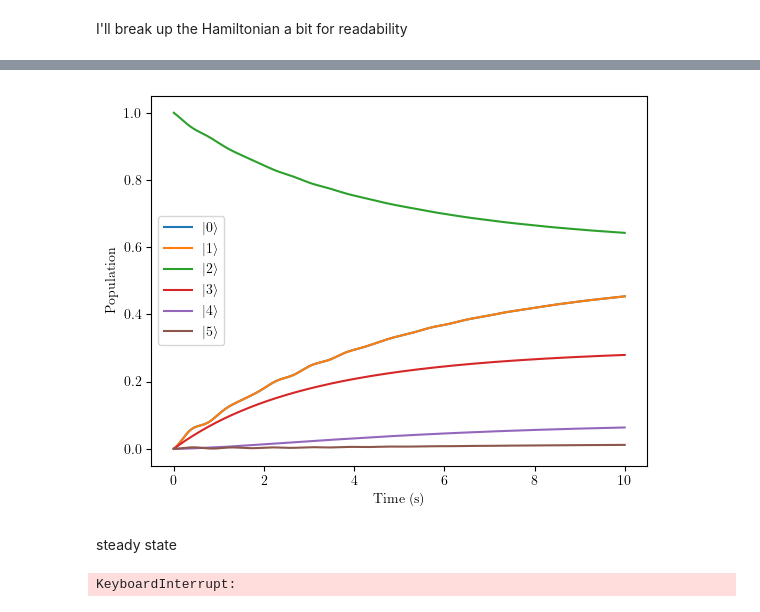
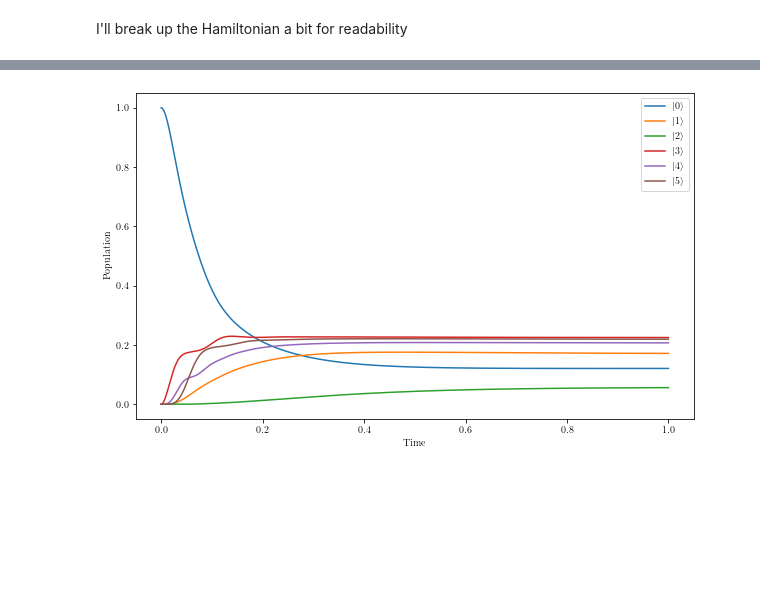
Before and after one commit to ultracolde6/SpinDicke, a Jupyter notebook: Hamiltonians/FullModel.ipynb, the cells around one changed output, grey strips where cells are left out. Saved outputs shown, nothing was run; the diff lists cells and outputs as text; code cells hidden in the pictures; blank space fills up the shorter version.

```diff
--- a/Hamiltonians/FullModel.ipynb
+++ b/Hamiltonians/FullModel.ipynb
@@ -30,3 +24,13 @@ kappa = 0.05     # cavity decay
+# %%
+# params
+g = 2 * np.pi * 3.1 # coupling amplitude
+gamma = 2 * np.pi * 3.0 # atom decay, MHz
+kappa =  2 * np.pi * 0.53 # MHz
+
+# mid circuit measurement paper
+Delta_pa = - 2 * np.pi * 80 # probe atom detuning (MHz), we'll put in magic detuning for now
+Delta_pc = 2 * np.pi * 0 # probe cavity detuning (MHz) (we can be on resonance for this)
+Omega = 2 * np.pi * 13 # probe Rabi frequency (MHz)
 # %%
 # basis states
 basis_states = [qt.basis(6, i) for i in range(6)]
@@ -108,12 +118,5 @@ c_ops = L_i + L_c
 
 # expectation values we want to look at
 e_ops = [
-    a1.dag() * a1,
-    a2.dag() * a2,
-    basis_states[0] * basis_states[0].dag(),
-    basis_states[1] * basis_states[1].dag(),
-    basis_states[2] * basis_states[2].dag(),
-    basis_states[3] * basis_states[3].dag(),
-    basis_states[4] * basis_states[4].dag(),
-    basis_states[5] * basis_states[5].dag(),
-]
+    qt.tensor(basis_states[i] * basis_states[i].dag(), qt.qeye(5), qt.qeye(5)) for i in range(6)] \
+        + [a1.dag() * a1, a2.dag() * a2]
@@ -122,7 +125,7 @@ Look at time dynamics
 # %%
 # Initial state and time evo
 initial_state = qt.tensor(basis_states[0], qt.basis(5, 0), qt.basis(5, 0))
-times = np.linspace(0, 5, 100)
+times = np.linspace(0, 1, 1000)
 print("Beginning time dynamics sim")
 result = qt.mesolve(H, initial_state, times, c_ops, e_ops, progress_bar=True)
 # %% [output]
@@ -142,29 +156,12 @@ plt.show()
 # %%
-# plot all of the atomic populations
-for i in range(0, 6):
-    plt.plot(times, result.expect[i], label=f'$|{i}\\rangle$')
-plt.xlabel('Time (s)')
-plt.ylabel('Population')
-plt.legend()
+fig, ax = plt.subplots(1, 1, figsize=(10, 6))
+
+for i in range(6):
+    ax.plot(result.times, result.expect[i], label=f"$|{i}\\rangle$")
+
+ax.set_xlabel('Time')
+ax.set_ylabel('Population')
+ax.legend()
 plt.show()
 # %% [output]
-[figure, old version]
+[figure, new version]
-# %% [markdown]
-steady state
-# %%
-# also perform a steady state analysis
-rho_ss = qt.steadystate(H, c_ops)
-ss_e_ops = [
-    a1.dag() * a1,
-    a2.dag() * a2,
-    basis_states[0] * basis_states[0].dag(),
-    basis_states[1] * basis_states[1].dag(),
-    basis_states[2] * basis_states[2].dag(),
-    basis_states[3] * basis_states[3].dag(),
-    basis_states[4] * basis_states[4].dag(),
-    basis_states[5] * basis_states[5].dag(),
-]
-
-ss_result = [qt.expect(e_op, rho_ss) for e_op in ss_e_ops]
-# %% [output]
-KeyboardInterrupt:
```
Also changed, not shown: parts of 20 cells of this notebook.
